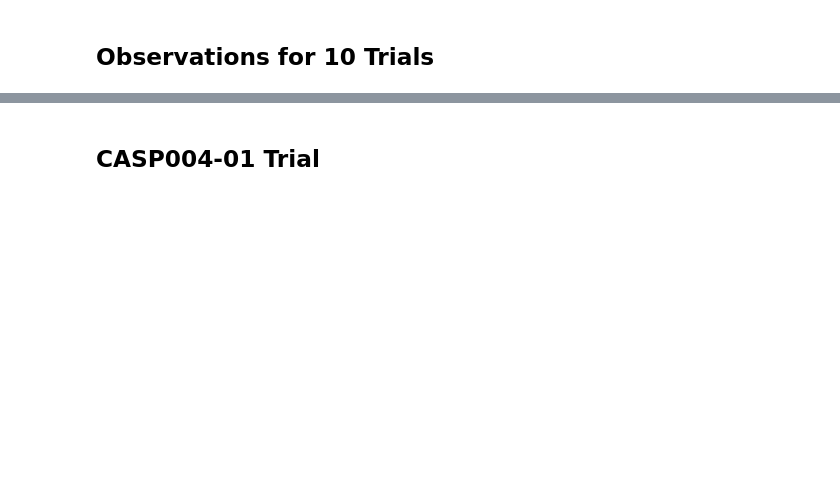
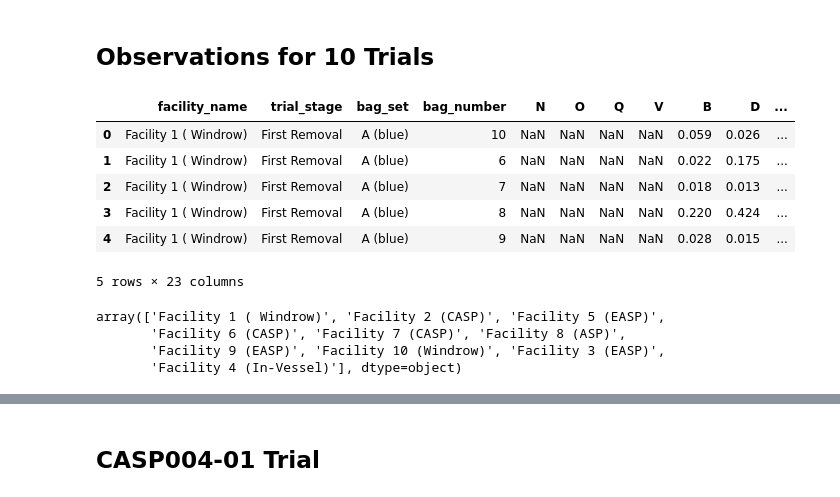
Before and after one commit to uchicago-dsi/compostable-disintegration-analysis, a Jupyter notebook: notebooks/add_observations_10trials.ipynb, the cells around one changed output, grey strips where cells are left out. Drawn from its saved outputs; the diff is of its cells as text; code cells hidden in the pictures; blank space fills up the shorter version.

```diff
--- a/notebooks/add_observations_10trials.ipynb
+++ b/notebooks/add_observations_10trials.ipynb
@@ -6,20 +6,36 @@ import numpy as np
 # %%
 # load
 all_sheets = pd.read_excel(
     '/project/data/compiled_results/Compiled Field Results  for DSI - 2023 Bulk 10 Trial Data.xlsx',
     sheet_name=None,
     skiprows=2)
 mass = all_sheets['All Mass Residuals by Prod TAB']
 mass.head()
 
 # rename
 new_names = {
     'Facility Name': 'facility_name',
     'Trial Stage': 'trial_stage',
     'Bag Set': 'bag_set',
     'Bag Number': 'bag_number',
 }
 mass = mass.rename(columns=new_names)
+mass.head()
+# %% [output]
+|  | facility_name | trial_stage | bag_set | bag_number | N | O | Q | V | B | D | ... |
+| 0 | Facility 1 ( Windrow) | First Removal | A (blue) | 10 | NaN | NaN | NaN | NaN | 0.059 | 0.026 | ... |
+| 1 | Facility 1 ( Windrow) | First Removal | A (blue) | 6 | NaN | NaN | NaN | NaN | 0.022 | 0.175 | ... |
+| 2 | Facility 1 ( Windrow) | First Removal | A (blue) | 7 | NaN | NaN | NaN | NaN | 0.018 | 0.013 | ... |
+| 3 | Facility 1 ( Windrow) | First Removal | A (blue) | 8 | NaN | NaN | NaN | NaN | 0.220 | 0.424 | ... |
+| 4 | Facility 1 ( Windrow) | First Removal | A (blue) | 9 | NaN | NaN | NaN | NaN | 0.028 | 0.015 | ... |
+5 rows × 23 columns
+# %%
+mass['facility_name'].unique()
+# %% [output]
+array(['Facility 1 ( Windrow)', 'Facility 2 (CASP)', 'Facility 5 (EASP)',
+       'Facility 6 (CASP)', 'Facility 7 (CASP)', 'Facility 8 (ASP)',
+       'Facility 9 (EASP)', 'Facility 10 (Windrow)', 'Facility 3 (EASP)',
+       'Facility 4 (In-Vessel)'], dtype=object)
 # %%
 # Create 'bag_ID'
 mass['bag_ID'] = mass['bag_set'].astype(str) + '-' + mass['bag_number'].astype(str)
```
Also changed, not shown: parts of 5 cells of this notebook, 1 other file.
